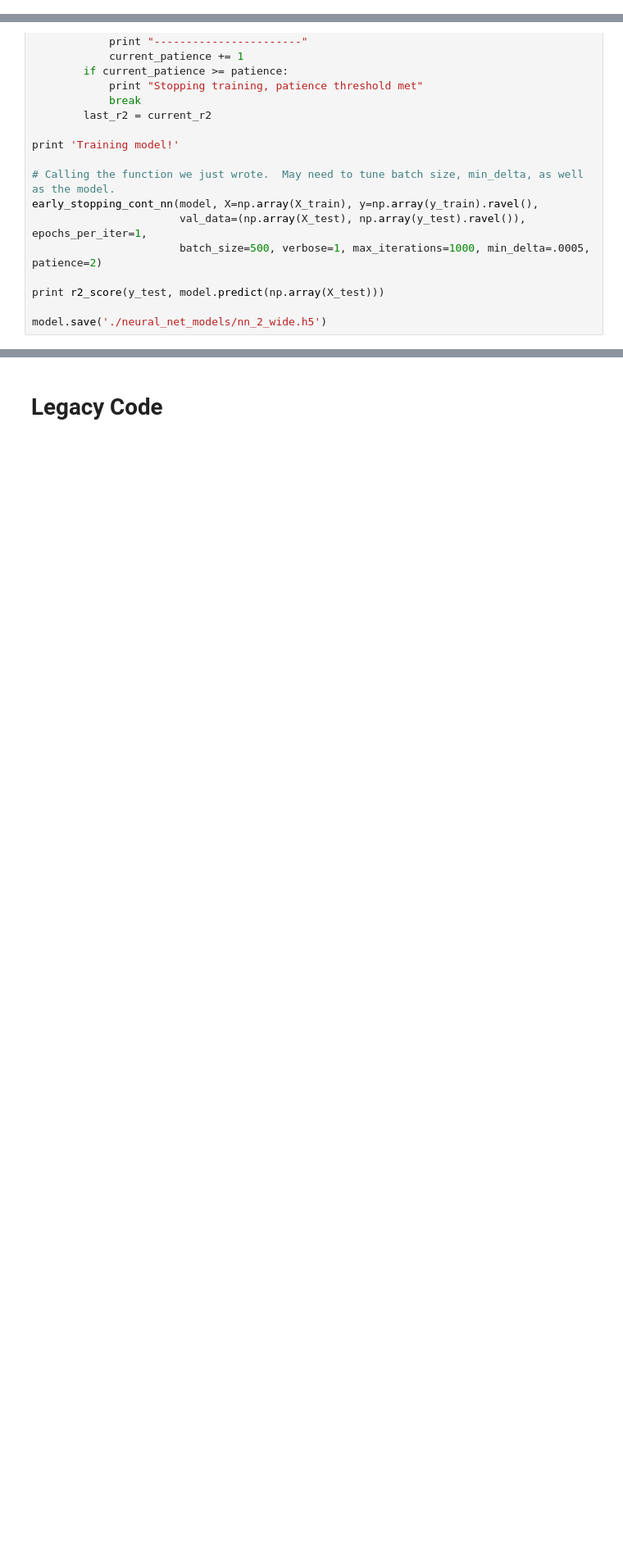
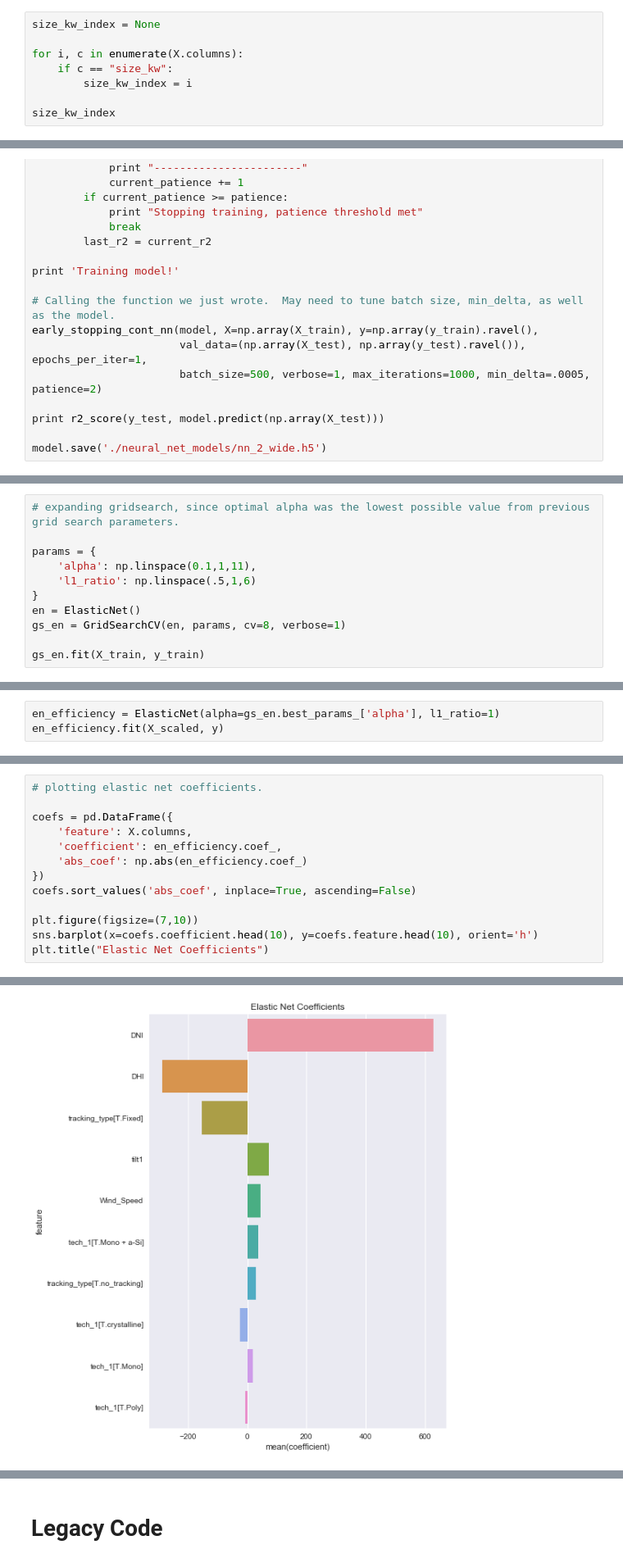
Before and after one commit to iamlostcoast/solar-calculator-models, a Jupyter notebook: solar_project_technical_report_and_summary.ipynb, the cells around one changed output, grey strips where cells are left out. Shown at 82% size. Cells and saved outputs as stored; diff of their text form; blank space fills up the shorter version.

```diff
--- a/solar_project_technical_report_and_summary.ipynb
+++ b/solar_project_technical_report_and_summary.ipynb
@@ -501,0 +524,8 @@ r2_score(nrel_y_true, nrel_y_pred)
+# %%
+size_kw_index = None
+
+for i, c in enumerate(X.columns):
+    if c == "size_kw":
+        size_kw_index = i
+
+size_kw_index
@@ -812,0 +952,11 @@ model.save('./neural_net_models/nn_2_wide.h5')
+# %%
+# expanding gridsearch, since optimal alpha was the lowest possible value from previous grid search parameters.
+
+params = {
+    'alpha': np.linspace(0.1,1,11),
+    'l1_ratio': np.linspace(.5,1,6)
+}
+en = ElasticNet()
+gs_en = GridSearchCV(en, params, cv=8, verbose=1)
+
+gs_en.fit(X_train, y_train)
@@ -812,0 +977,3 @@ model.save('./neural_net_models/nn_2_wide.h5')
+# %%
+en_efficiency = ElasticNet(alpha=gs_en.best_params_['alpha'], l1_ratio=1)
+en_efficiency.fit(X_scaled, y)
@@ -812,0 +985,14 @@ model.save('./neural_net_models/nn_2_wide.h5')
+# %%
+# plotting elastic net coefficients.
+
+coefs = pd.DataFrame({
+    'feature': X.columns,
+    'coefficient': en_efficiency.coef_,
+    'abs_coef': np.abs(en_efficiency.coef_)
+})
+coefs.sort_values('abs_coef', inplace=True, ascending=False)
+
+plt.figure(figsize=(7,10))
+sns.barplot(x=coefs.coefficient.head(10), y=coefs.feature.head(10), orient='h')
+plt.title("Elastic Net Coefficients")
+# %% [output]
@@ -812,0 +1000 @@ model.save('./neural_net_models/nn_2_wide.h5')
+[figure, added]
```
Also changed, not shown: parts of 92 cells of this notebook.
